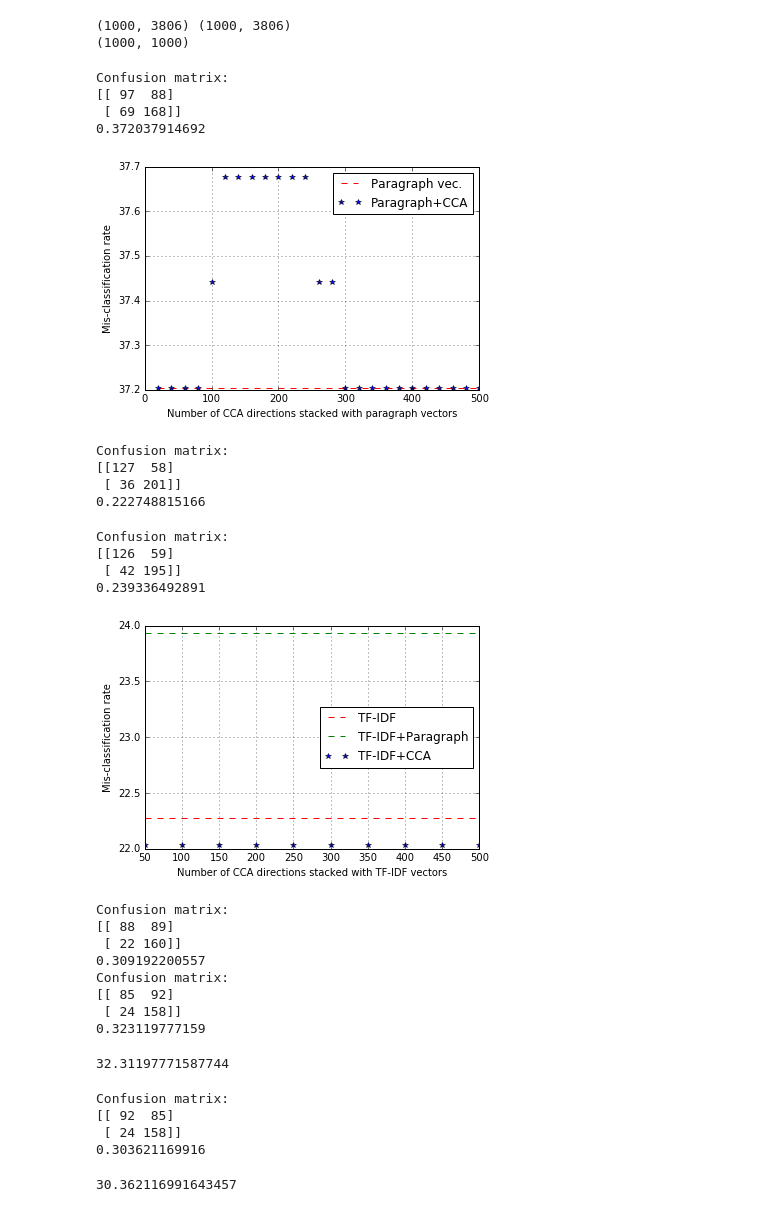
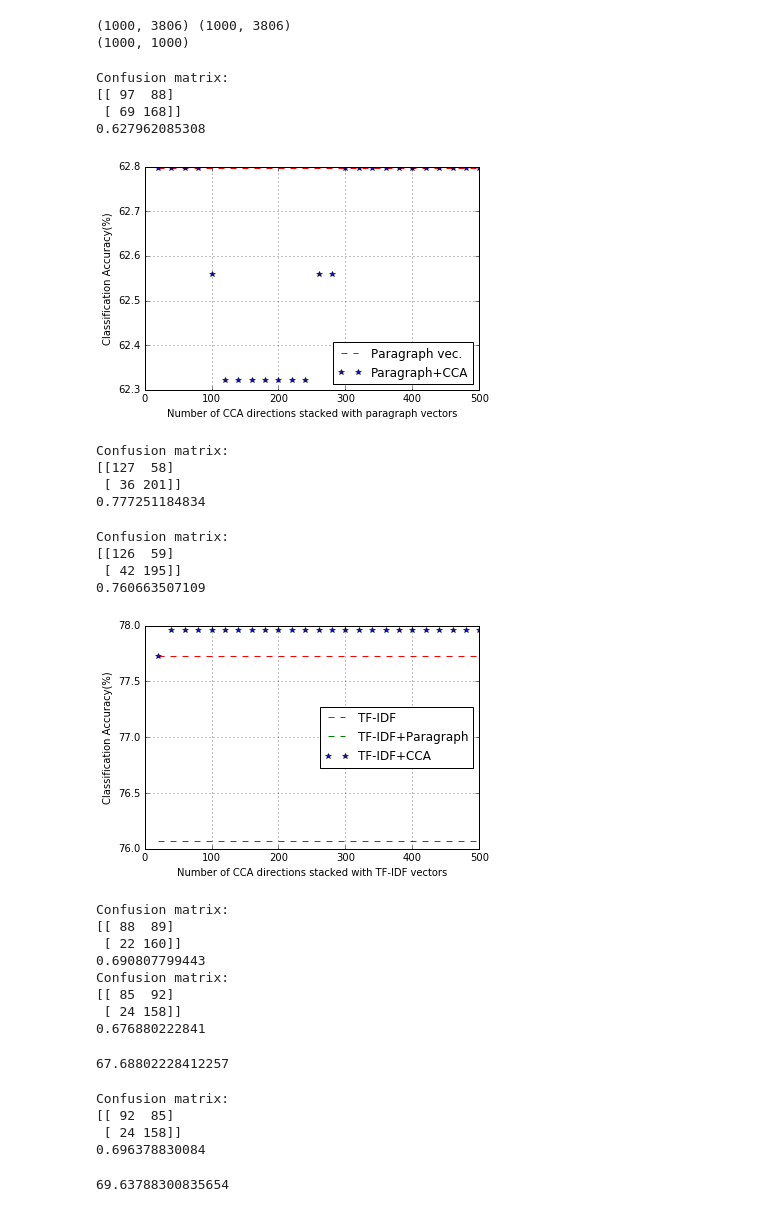
Before and after one commit to rupalisaboo/SentimentAnalysisTwitterData, a Jupyter notebook: Doc2Vec.ipynb, the cells around one changed output. Cells and saved outputs as stored; diff of their text form; code cells hidden in the pictures.

Commit message:
Showing accuracy percentage rate

```diff
--- a/Doc2Vec.ipynb
+++ b/Doc2Vec.ipynb
@@ -463,8 +463,8 @@ def error_rate(X, X_targets, test, expected, print_conf=False):
     errors = len(predictions) - sum(expected == predicted)
     err_orig = float(errors) / len(expected)
     if print_conf:
-        print err_orig
-    return err_orig*100
+        print 1-err_orig
+    return (1-err_orig)*100
 # %%
 expected = [doc.sentiment for doc in dev_docs[v1]]
 err_orig = error_rate(X.T, target_sentiments, dev.T, expected, True)
@@ -472,7 +472,7 @@ err_orig = error_rate(X.T, target_sentiments, dev.T, expected, True)
 Confusion matrix:
 [[ 97  88]
  [ 69 168]]
-0.372037914692
+0.627962085308
 # %%
 #get top k eigvec, project training data and stack with original word vectors
 err_cca = []
@@ -498,13 +498,13 @@ for num_dir in num_dir_ranges:
 # %%
 plt.plot(num_dir_ranges, [err_orig]*len(num_dir_ranges), 'r--', label='Paragraph vec.')
 plt.plot(num_dir_ranges, err_cca, 'b*', label='Paragraph+CCA')
-plt.ylabel('Mis-classification rate')
+plt.ylabel('Classification Accuracy(%)')
 plt.xlabel('Number of CCA directions stacked with paragraph vectors')
 plt.grid()
 plt.legend(loc='best')
 plt.show()
 # %% [output]
-[figure, old version]
+[figure, new version]
 # %%
 from sklearn.feature_extraction.text import TfidfVectorizer
 vectorizer = TfidfVectorizer(min_df=1)
@@ -522,7 +522,7 @@ err_tf = error_rate(tf_X, target_sentiments, \
            tf_dev, expected, True)
 #Tf-IDF stacked with CCA
 err_tf_cca = []
-step = 50
+step = model_size/25
 num_dir_ranges = range(step, step+model_size, step)
 for num_dir in num_dir_ranges:
     top_k_eigv = get_top_eigvec(cca_eigval, cca_eigvec, num_dir)
@@ -544,7 +544,7 @@ for num_dir in num_dir_ranges:
 Confusion matrix:
 [[127  58]
  [ 36 201]]
-0.222748815166
+0.777251184834
 # %%
 #TF-IDF stacked with doc2vec
 expected = [doc.sentiment for doc in dev_docs[v1]]
@@ -554,18 +554,18 @@ err_tf_doc = error_rate(np.append(tf_X, X.T, axis=1), target_sentiments, \
 Confusion matrix:
 [[126  59]
  [ 42 195]]
-0.239336492891
+0.760663507109
 # %%
 plt.plot(num_dir_ranges, [err_tf]*len(num_dir_ranges), 'r--', label='TF-IDF')
 plt.plot(num_dir_ranges, [err_tf_doc]*len(num_dir_ranges), 'g--', label='TF-IDF+Paragraph')
 plt.plot(num_dir_ranges, err_tf_cca, 'b*', label='TF-IDF+CCA')
-plt.ylabel('Mis-classification rate')
+plt.ylabel('Classification Accuracy(%)')
 plt.xlabel('Number of CCA directions stacked with TF-IDF vectors')
 plt.grid()
 plt.legend(loc='best')
 plt.show()
 # %% [output]
-[figure, old version]
+[figure, new version]
 # %%
 #Test - TF-idf
 expected = [doc.sentiment for doc in test_docs[v1]]
@@ -576,12 +576,12 @@ error_rate(np.append(tf_X, X.T, axis=1), target_sentiments, np.append(tf_test, t
 Confusion matrix:
 [[ 88  89]
  [ 22 160]]
-0.309192200557
+0.690807799443
 Confusion matrix:
 [[ 85  92]
  [ 24 158]]
-0.323119777159
+0.676880222841
-32.31197771587744
+67.68802228412257
 # %%
 #Test tf-idf stacked with cca
 n = 100
@@ -597,5 +597,5 @@ error_rate(np.append(tf_X, X_proj.T, axis=1), target_sentiments, \
 Confusion matrix:
 [[ 92  85]
  [ 24 158]]
-0.303621169916
+0.696378830084
-30.362116991643457
+69.63788300835654
```
